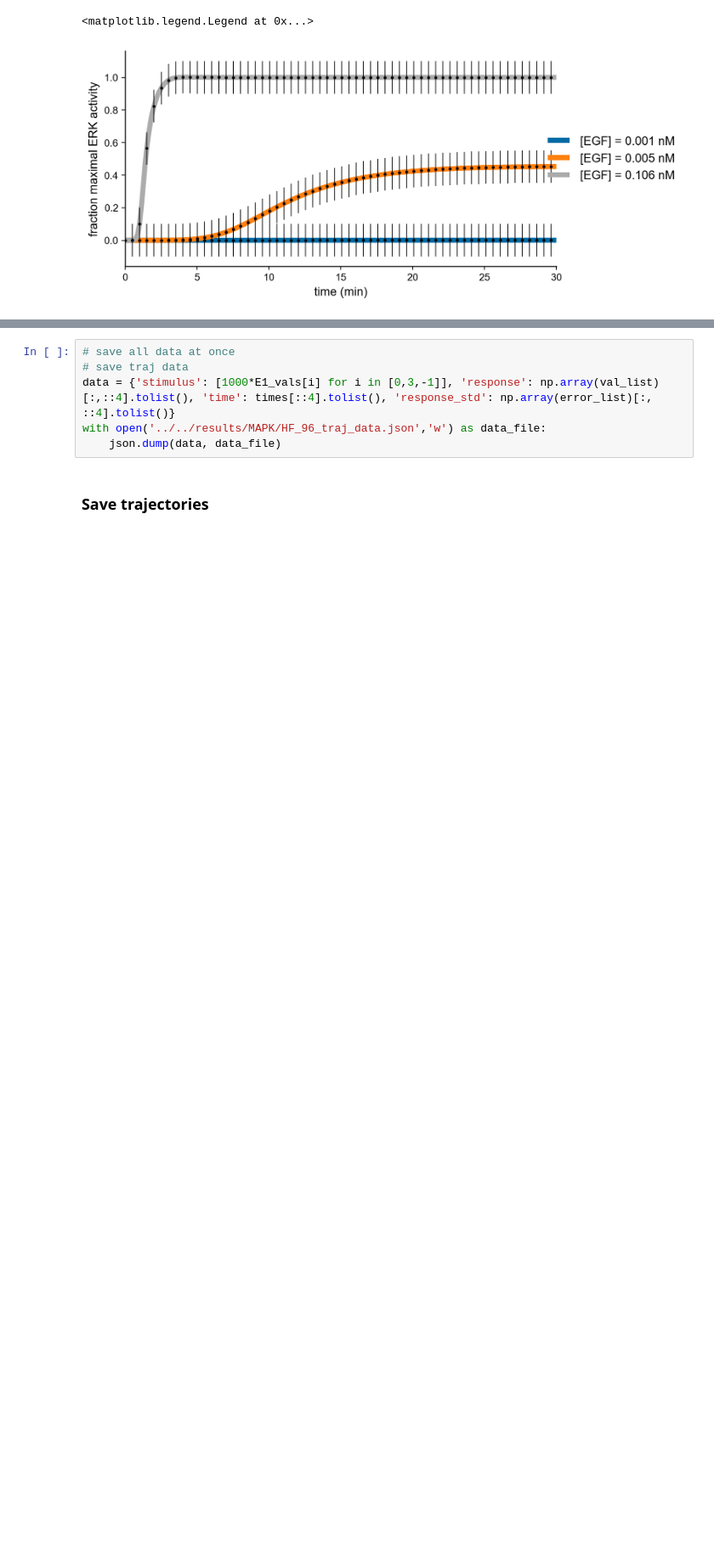
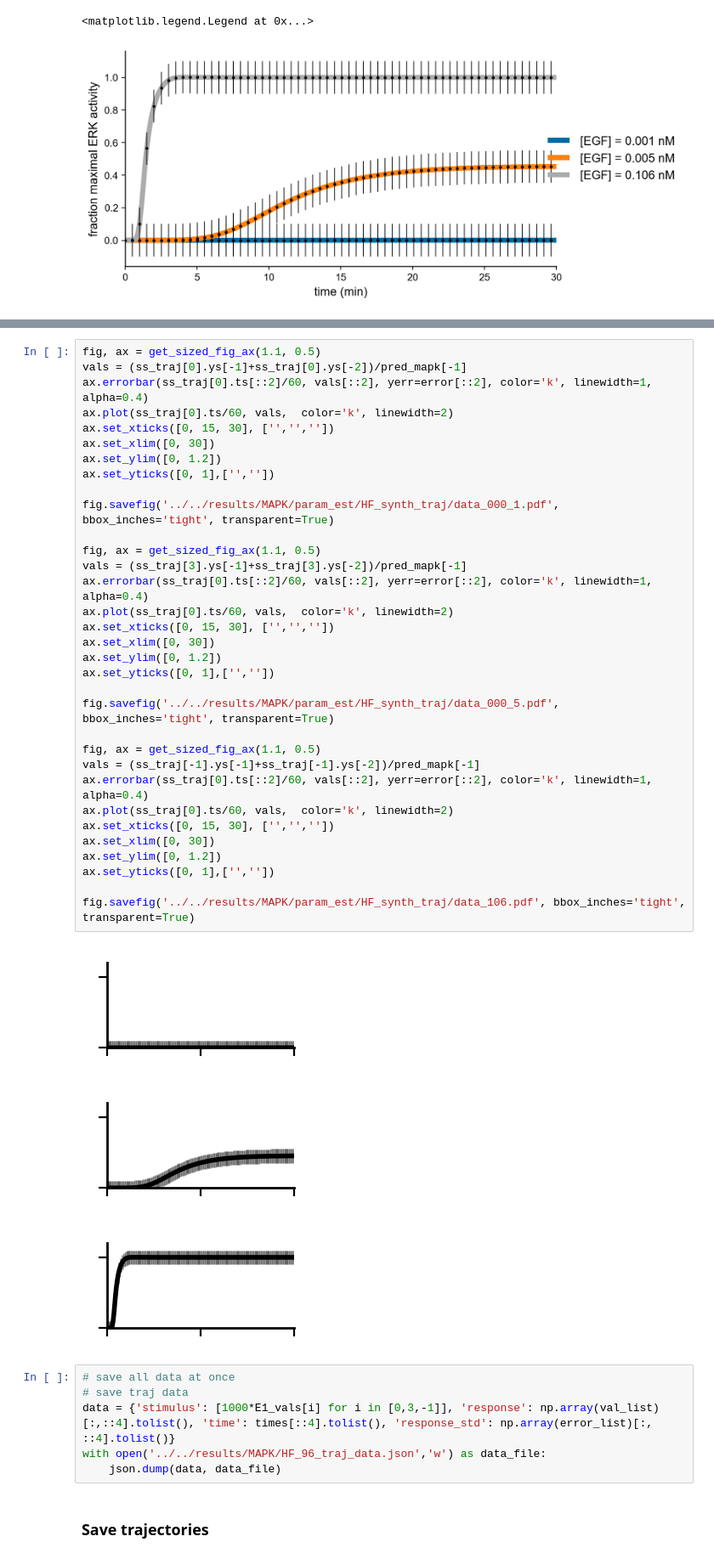
Before and after one commit to RangamaniLabUCSD/multimodel-inference, a Jupyter notebook: src/MAPK/process_data.ipynb, the cells around one changed output, grey strips where cells are left out. Shown at 85% size. Drawn from its saved outputs; the diff is of its cells as text; blank space fills up the shorter version.

Commit message:
make plots of HF96 traj data

```diff
--- a/src/MAPK/process_data.ipynb
+++ b/src/MAPK/process_data.ipynb
@@ -167,3 +169,40 @@ ax.legend(loc='right', bbox_to_anchor=(1.3,0.5))
+# %%
+fig, ax = get_sized_fig_ax(1.1, 0.5)
+vals = (ss_traj[0].ys[-1]+ss_traj[0].ys[-2])/pred_mapk[-1]
+ax.errorbar(ss_traj[0].ts[::2]/60, vals[::2], yerr=error[::2], color='k', linewidth=1, alpha=0.4)
+ax.plot(ss_traj[0].ts/60, vals,  color='k', linewidth=2)
+ax.set_xticks([0, 15, 30], ['','',''])
+ax.set_xlim([0, 30])
+ax.set_ylim([0, 1.2])
+ax.set_yticks([0, 1],['',''])
+
+fig.savefig('../../results/MAPK/param_est/HF_synth_traj/data_000_1.pdf', bbox_inches='tight', transparent=True)
+
+fig, ax = get_sized_fig_ax(1.1, 0.5)
+vals = (ss_traj[3].ys[-1]+ss_traj[3].ys[-2])/pred_mapk[-1]
+ax.errorbar(ss_traj[0].ts[::2]/60, vals[::2], yerr=error[::2], color='k', linewidth=1, alpha=0.4)
+ax.plot(ss_traj[0].ts/60, vals,  color='k', linewidth=2)
+ax.set_xticks([0, 15, 30], ['','',''])
+ax.set_xlim([0, 30])
+ax.set_ylim([0, 1.2])
+ax.set_yticks([0, 1],['',''])
+
+fig.savefig('../../results/MAPK/param_est/HF_synth_traj/data_000_5.pdf', bbox_inches='tight', transparent=True)
+
+fig, ax = get_sized_fig_ax(1.1, 0.5)
+vals = (ss_traj[-1].ys[-1]+ss_traj[-1].ys[-2])/pred_mapk[-1]
+ax.errorbar(ss_traj[0].ts[::2]/60, vals[::2], yerr=error[::2], color='k', linewidth=1, alpha=0.4)
+ax.plot(ss_traj[0].ts/60, vals,  color='k', linewidth=2)
+ax.set_xticks([0, 15, 30], ['','',''])
+ax.set_xlim([0, 30])
+ax.set_ylim([0, 1.2])
+ax.set_yticks([0, 1],['',''])
+
+fig.savefig('../../results/MAPK/param_est/HF_synth_traj/data_106.pdf', bbox_inches='tight', transparent=True)
+# %% [output]
+[figure, added]
+[figure, added]
+[figure, added]
 # %%
 # save all data at once
 # save traj data
```
Also changed, not shown: parts of 1 cell of this notebook.
